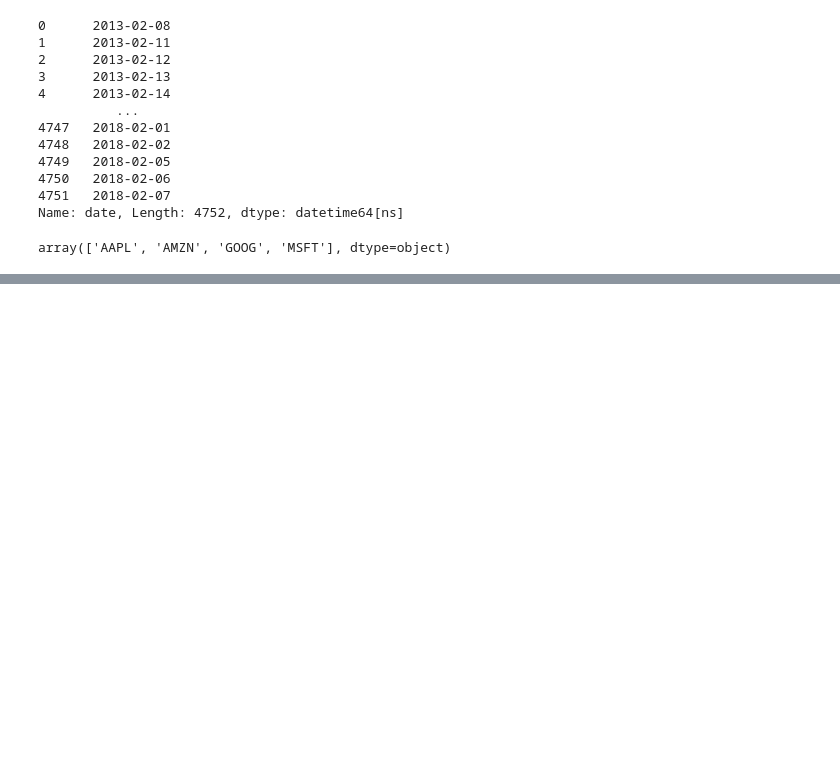
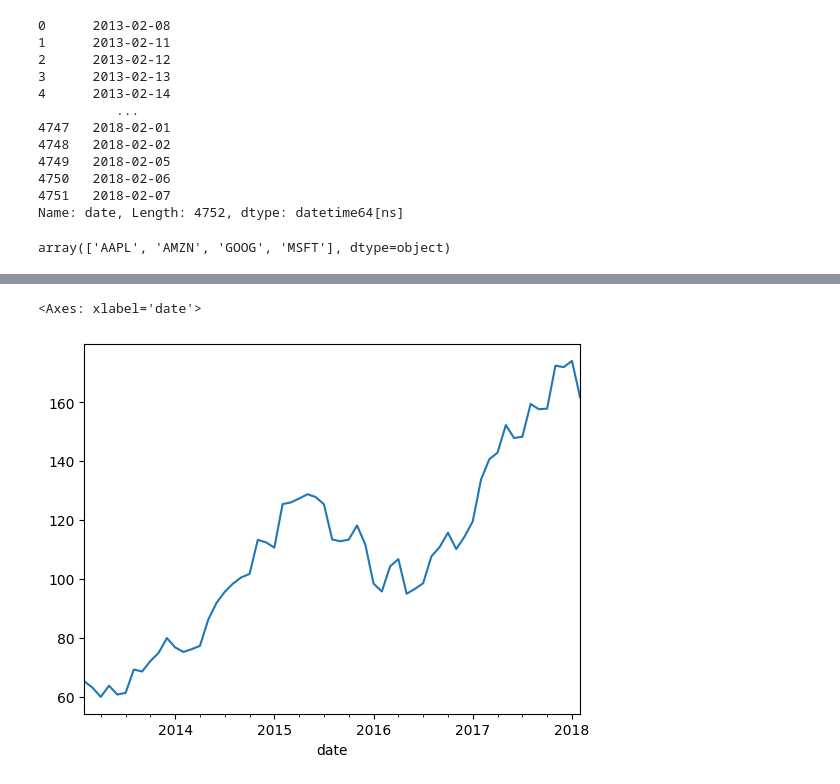
Before and after one commit to Sisira6K/SP_Stock_Price_Analysis, a Jupyter notebook: Stockprice_Analysis.ipynb, the cells around one changed output, grey strips where cells are left out. Cells and saved outputs as stored; diff of their text form; code cells hidden in the pictures; blank space fills up the shorter version.

```diff
--- a/Stockprice_Analysis.ipynb
+++ b/Stockprice_Analysis.ipynb
@@ -139,0 +252,3 @@ array(['AAPL', 'AMZN', 'GOOG', 'MSFT'], dtype=object)
+# %%
+apple =pd.read_sql('SELECT * FROM AAPL_data;', con)
+apple.head(4)
@@ -139,0 +284,3 @@ array(['AAPL', 'AMZN', 'GOOG', 'MSFT'], dtype=object)
+# %%
+# pct_change() returns the Fractional change between the current and a prior value
+apple['Daily Return(%)']= apple['close'].pct_change() * 100
@@ -139,0 +325,2 @@ array(['AAPL', 'AMZN', 'GOOG', 'MSFT'], dtype=object)
+# %%
+apple['date'] =pd.to_datetime(apple['date'])
@@ -139,0 +349,2 @@ array(['AAPL', 'AMZN', 'GOOG', 'MSFT'], dtype=object)
+# %%
+apple.set_index('date' , inplace=True)
@@ -139,0 +378,5 @@ array(['AAPL', 'AMZN', 'GOOG', 'MSFT'], dtype=object)
+# %%
+apple['close'].resample('M').mean().plot()
+# %% [output]
+<Axes: xlabel='date'>
+[figure, added]
```
Also changed, not shown: parts of 56 cells of this notebook, 1 other file.
